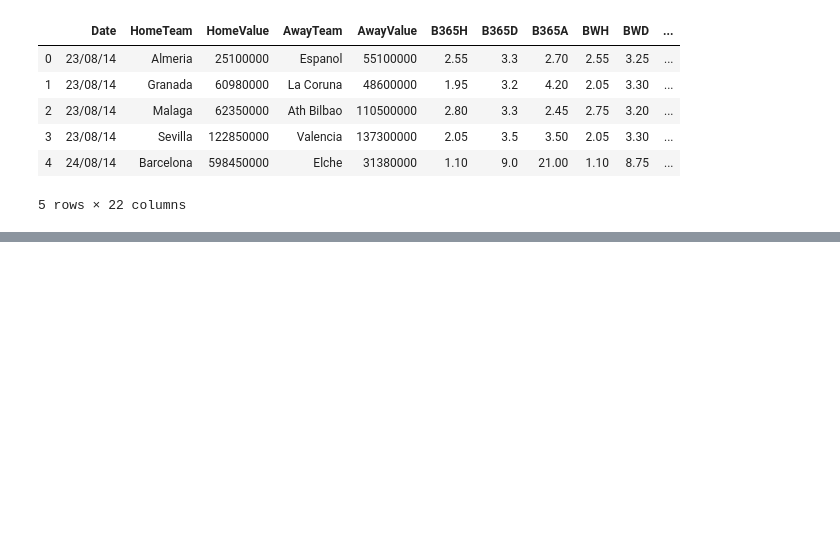
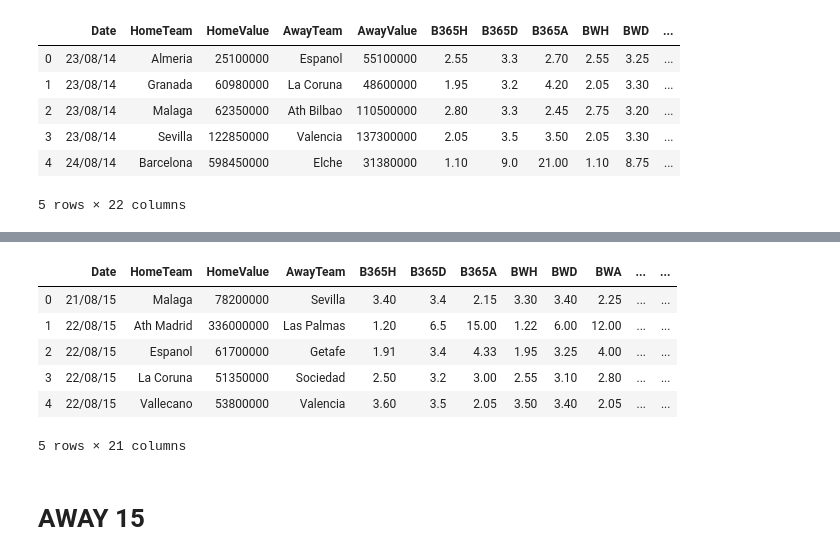
Before and after one commit to Jjespper/football_bets, a Jupyter notebook: Creating_DB.ipynb, the cells around one changed output, grey strips where cells are left out. Cells and saved outputs as stored; diff of their text form; code cells hidden in the pictures; blank space fills up the shorter version.

```diff
--- a/Creating_DB.ipynb
+++ b/Creating_DB.ipynb
@@ -1435,0 +1501,12 @@ liga14_n.head()
+# %%
+liga15_n.head()
+# %% [output]
+|  | Date | HomeTeam | HomeValue | AwayTeam | B365H | B365D | B365A | BWH | BWD | BWA | ... | ... |
+| 0 | 21/08/15 | Malaga | 78200000 | Sevilla | 3.40 | 3.4 | 2.15 | 3.30 | 3.40 | 2.25 | ... | ... |
+| 1 | 22/08/15 | Ath Madrid | 336000000 | Las Palmas | 1.20 | 6.5 | 15.00 | 1.22 | 6.00 | 12.00 | ... | ... |
+| 2 | 22/08/15 | Espanol | 61700000 | Getafe | 1.91 | 3.4 | 4.33 | 1.95 | 3.25 | 4.00 | ... | ... |
+| 3 | 22/08/15 | La Coruna | 51350000 | Sociedad | 2.50 | 3.2 | 3.00 | 2.55 | 3.10 | 2.80 | ... | ... |
+| 4 | 22/08/15 | Vallecano | 53800000 | Valencia | 3.60 | 3.5 | 2.05 | 3.50 | 3.40 | 2.05 | ... | ... |
+5 rows × 21 columns
+# %% [markdown]
+# AWAY 15
```
Also changed, not shown: parts of 32 cells of this notebook, 1 other file.
